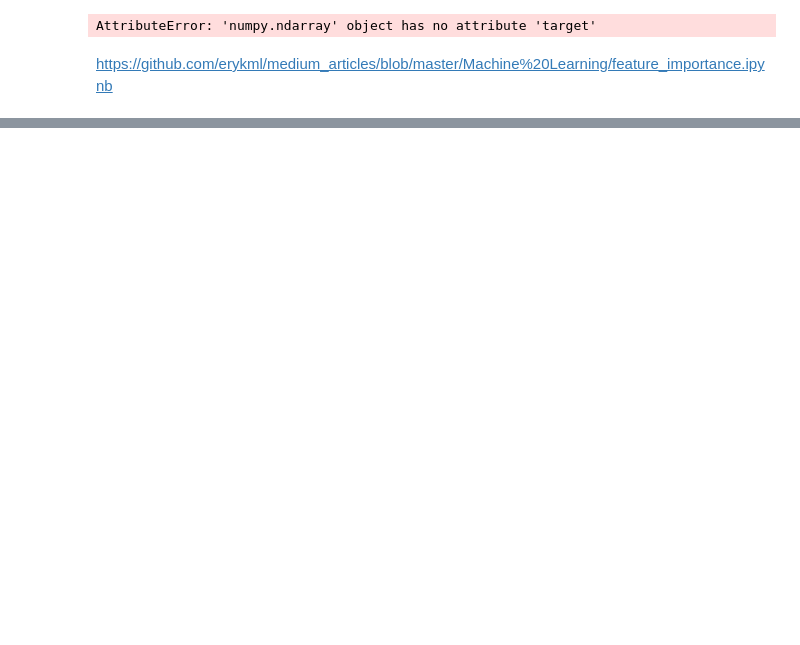
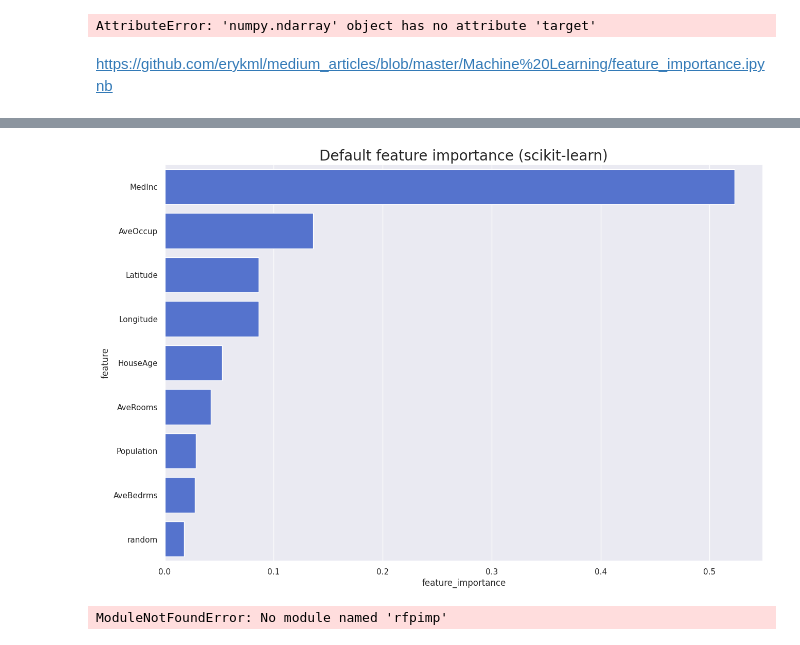
Before and after one commit to myhang110703/AI, a Jupyter notebook: 1. Introduction/Untitled1.ipynb, the cells around one changed output, grey strips where cells are left out. Saved outputs shown, nothing was run; the diff lists cells and outputs as text; code cells hidden in the pictures; blank space fills up the shorter version.

```diff
--- a/1. Introduction/Untitled1.ipynb
+++ b/1. Introduction/Untitled1.ipynb
@@ -86,0 +158,3 @@ https://github.com/erykml/medium_articles/blob/master/Machine%20Learning/feature
+# %%
+base_imp = imp_df(X_train.columns, rf.feature_importances_)
+base_imp
@@ -86,0 +172,10 @@ https://github.com/erykml/medium_articles/blob/master/Machine%20Learning/feature
+# %%
+var_imp_plot(base_imp, 'Default feature importance (scikit-learn)')
+# %% [output]
+[figure, added]
+# %%
+from rfpimp import plot_corr_heatmap
+viz = plot_corr_heatmap(X_train, figsize=(15,10))
+viz.view()
+# %% [output]
+ModuleNotFoundError: No module named 'rfpimp'
```
Also changed, not shown: parts of 15 cells of this notebook.
